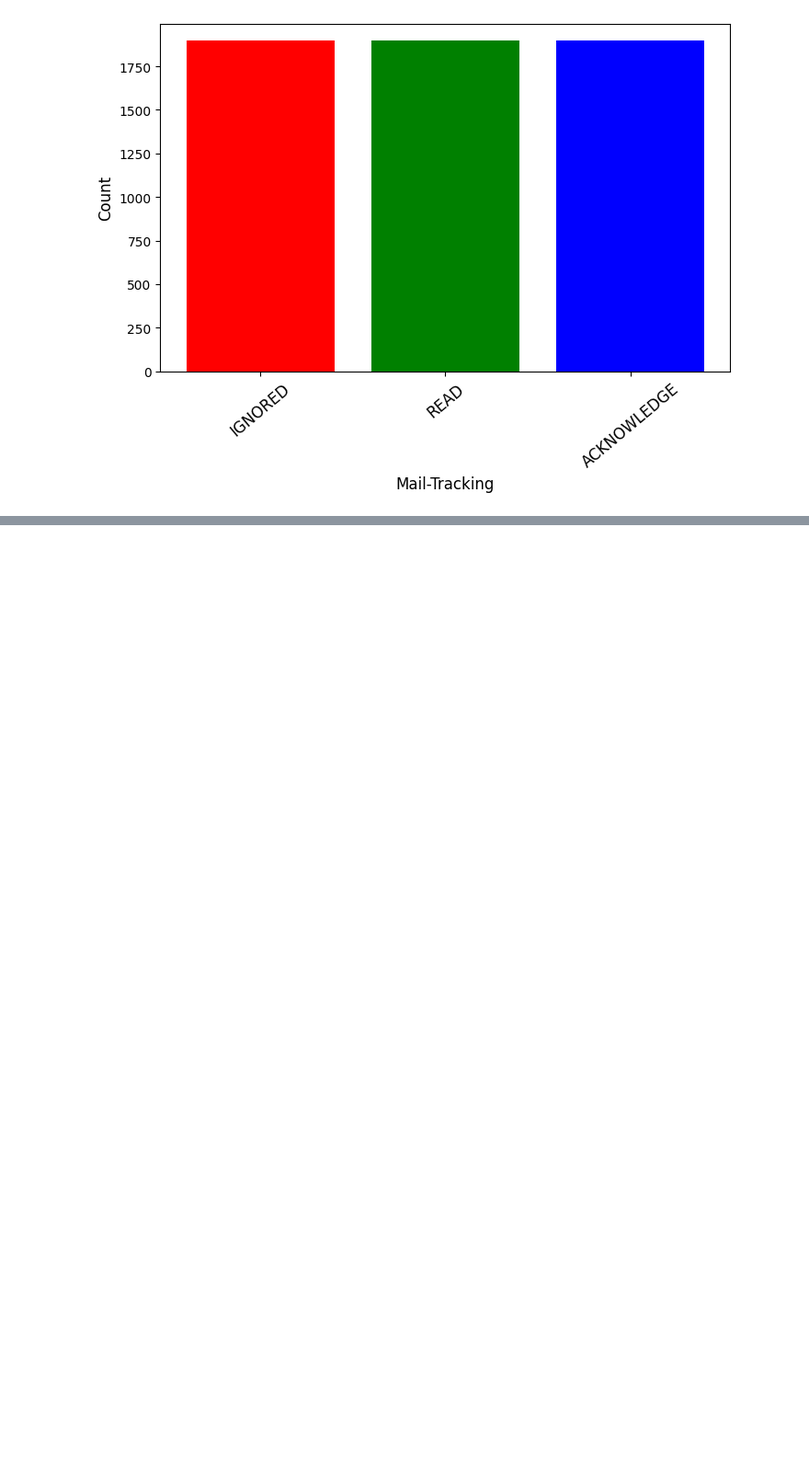
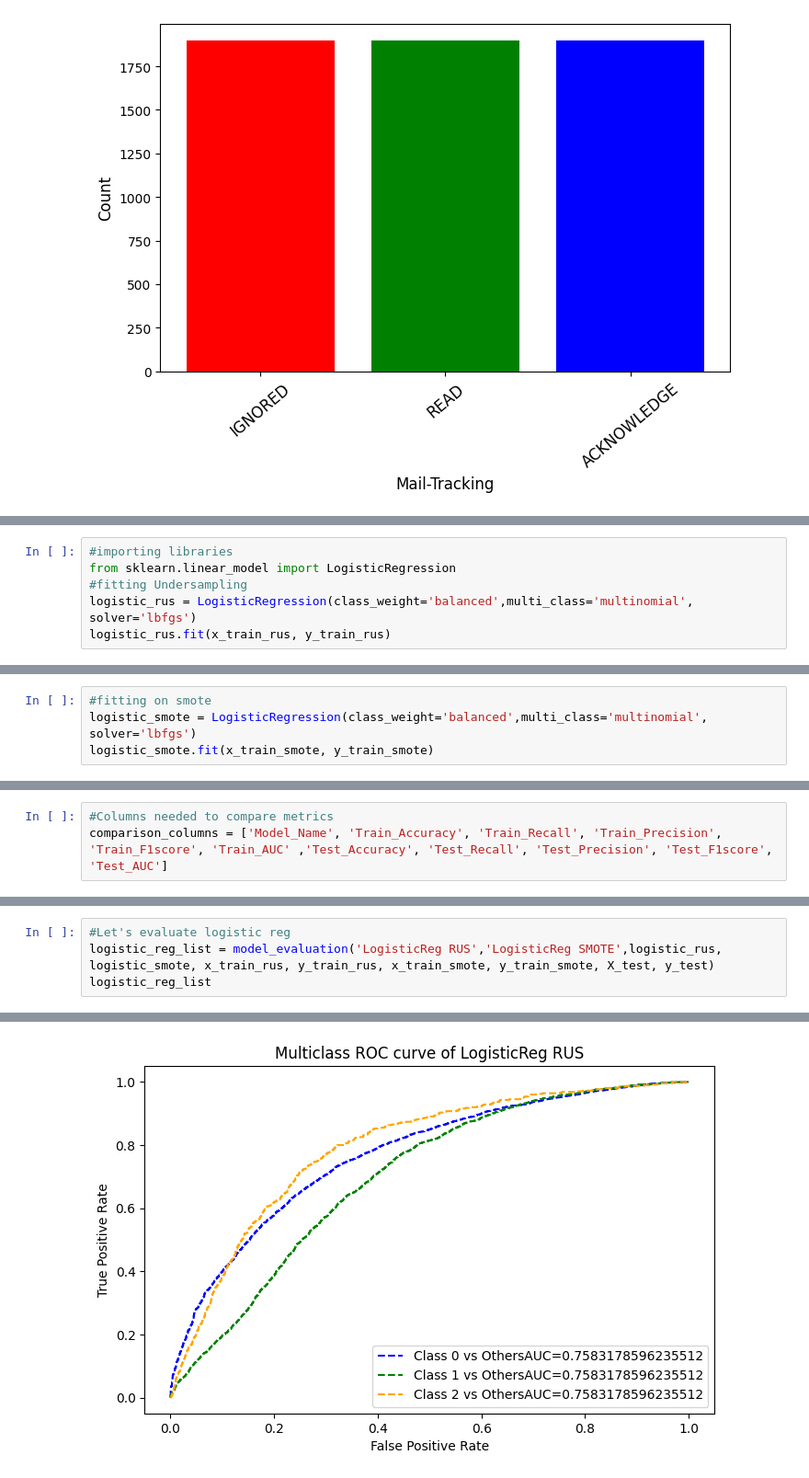
Before and after one commit to vak1997/Email_Campaign_Effectiveness, a Jupyter notebook: Email_Campaign_Effectiveness_Capstone_Project3.ipynb, the cells around one changed output, grey strips where cells are left out. Shown at 92% size. Drawn from its saved outputs; the diff is of its cells as text; blank space fills up the shorter version.

```diff
--- a/Email_Campaign_Effectiveness_Capstone_Project3.ipynb
+++ b/Email_Campaign_Effectiveness_Capstone_Project3.ipynb
@@ -692,0 +746,6 @@ Class=2, n=1898 (33.333%)
+# %%
+#importing libraries
+from sklearn.linear_model import LogisticRegression
+#fitting Undersampling
+logistic_rus = LogisticRegression(class_weight='balanced',multi_class='multinomial', solver='lbfgs')
+logistic_rus.fit(x_train_rus, y_train_rus)
@@ -692,0 +754,4 @@ Class=2, n=1898 (33.333%)
+# %%
+#fitting on smote
+logistic_smote = LogisticRegression(class_weight='balanced',multi_class='multinomial', solver='lbfgs')
+logistic_smote.fit(x_train_smote, y_train_smote)
@@ -692,0 +760,3 @@ Class=2, n=1898 (33.333%)
+# %%
+#Columns needed to compare metrics
+comparison_columns = ['Model_Name', 'Train_Accuracy', 'Train_Recall', 'Train_Precision', 'Train_F1score', 'Train_AUC' ,'Test_Accuracy', 'Test_Recall', 'Test_Precision', 'Test_F1score', 'Test_AUC']
@@ -692,0 +896,5 @@ Class=2, n=1898 (33.333%)
+# %%
+#Let's evaluate logistic reg
+logistic_reg_list = model_evaluation('LogisticReg RUS','LogisticReg SMOTE',logistic_rus, logistic_smote, x_train_rus, y_train_rus, x_train_smote, y_train_smote, X_test, y_test)
+logistic_reg_list
+# %% [output]
@@ -692,0 +918 @@ Class=2, n=1898 (33.333%)
+[figure, added]
```
Also changed, not shown: parts of 59 cells of this notebook.
